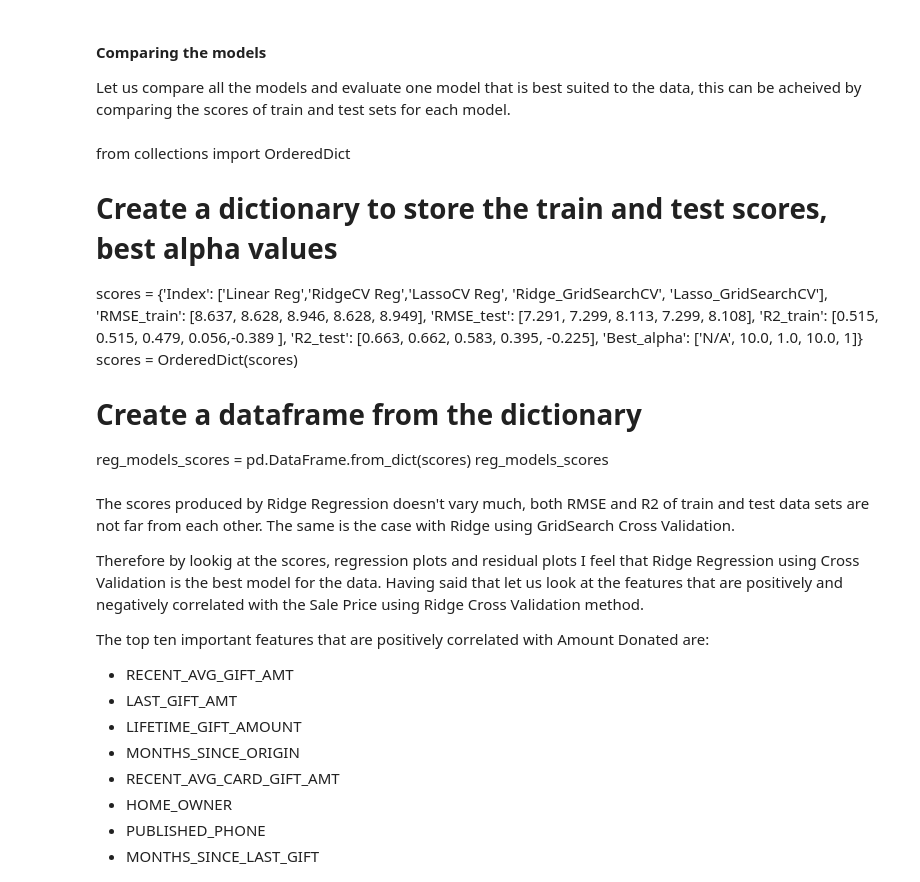
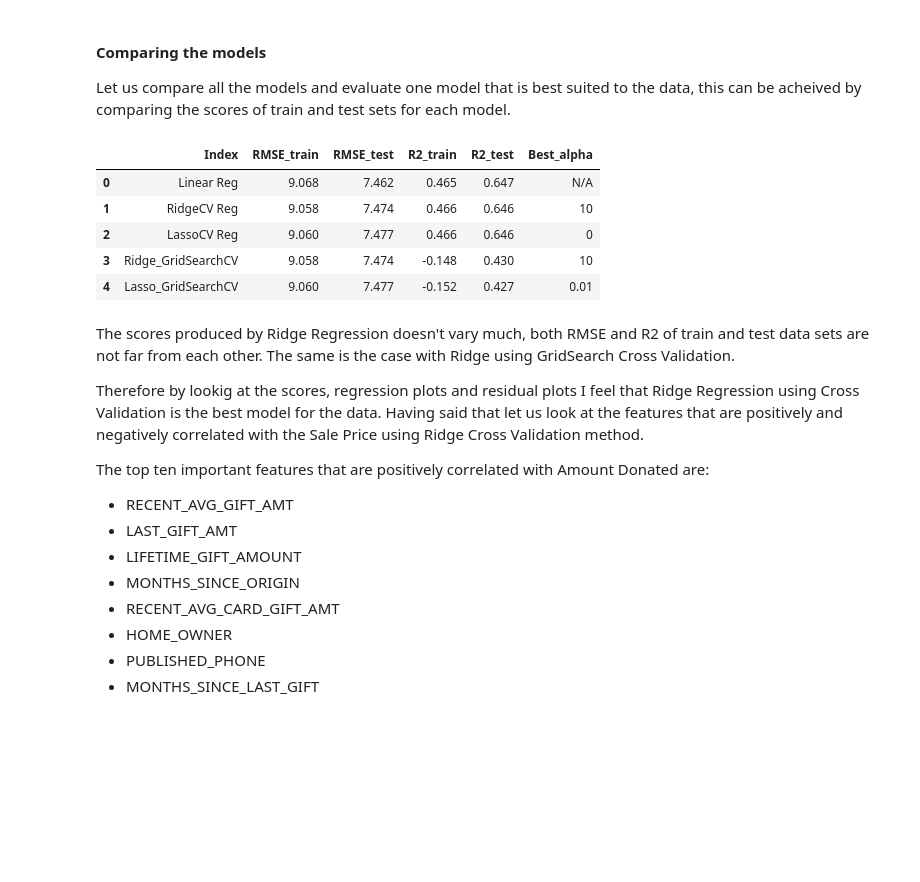
Before and after one commit to jindukwentua/Applying-Machine-Learning-to-Charity-donations, a Jupyter notebook: notebook/2nd_regression_model.ipynb, the cells around one changed output. Cells and saved outputs as stored; diff of their text form; code cells hidden in the pictures; blank space fills up the shorter version.

```diff
--- a/notebook/2nd_regression_model.ipynb
+++ b/notebook/2nd_regression_model.ipynb
@@ -1255,20 +1258,27 @@ Root mean sqaured error for test data is: 8.108
 # %% [markdown]
 #### Comparing the models
 Let us compare all the models and evaluate one model that is best suited to the data, this can be acheived by comparing the scores of train and test sets for each model.
-# %% [markdown]
-from collections import OrderedDict
-# Create a dictionary to store the train and test scores, best alpha values
-scores = {'Index': ['Linear Reg','RidgeCV Reg','LassoCV Reg', 'Ridge_GridSearchCV', 'Lasso_GridSearchCV'],
-         'RMSE_train': [8.637, 8.628, 8.946, 8.628, 8.949],
-         'RMSE_test': [7.291, 7.299, 8.113, 7.299, 8.108],
-         'R2_train': [0.515, 0.515, 0.479, 0.056,-0.389 ],
-         'R2_test': [0.663, 0.662, 0.583, 0.395, -0.225],
-         'Best_alpha': ['N/A', 10.0, 1.0, 10.0, 1]}
-scores = OrderedDict(scores)
-
-# Create a dataframe from the dictionary
-reg_models_scores = pd.DataFrame.from_dict(scores)
-reg_models_scores
+# %%
+from collections import OrderedDict
+# Create a dictionary to store the train and test scores, best alpha values
+scores = {'Index': ['Linear Reg','RidgeCV Reg','LassoCV Reg', 'Ridge_GridSearchCV', 'Lasso_GridSearchCV'],
+         'RMSE_train': [9.068, 9.058, 9.060, 9.058, 9.060],
+         'RMSE_test': [7.462, 7.474, 7.477, 7.474, 7.477],
+         'R2_train': [0.465, 0.466, 0.466, -0.148, -0.152 ],
+         'R2_test': [0.647, 0.646, 0.646, 0.430, 0.427],
+         'Best_alpha': ['N/A', 10.0, 0.0, 10, 0.01]}
+scores = OrderedDict(scores)
+
+# Create a dataframe from the dictionary
+reg_models_scores = pd.DataFrame.from_dict(scores)
+reg_models_scores
+# %% [output]
+|  | Index | RMSE_train | RMSE_test | R2_train | R2_test | Best_alpha |
+| 0 | Linear Reg | 9.068 | 7.462 | 0.465 | 0.647 | N/A |
+| 1 | RidgeCV Reg | 9.058 | 7.474 | 0.466 | 0.646 | 10 |
+| 2 | LassoCV Reg | 9.060 | 7.477 | 0.466 | 0.646 | 0 |
+| 3 | Ridge_GridSearchCV | 9.058 | 7.474 | -0.148 | 0.430 | 10 |
+| 4 | Lasso_GridSearchCV | 9.060 | 7.477 | -0.152 | 0.427 | 0.01 |
 # %% [markdown]
 The scores produced by Ridge Regression doesn't vary much, both RMSE and R2 of train and test data sets are not far from each other. The same is the case with Ridge using GridSearch Cross Validation.
 
```
Also changed, not shown: parts of 8 cells of this notebook.
